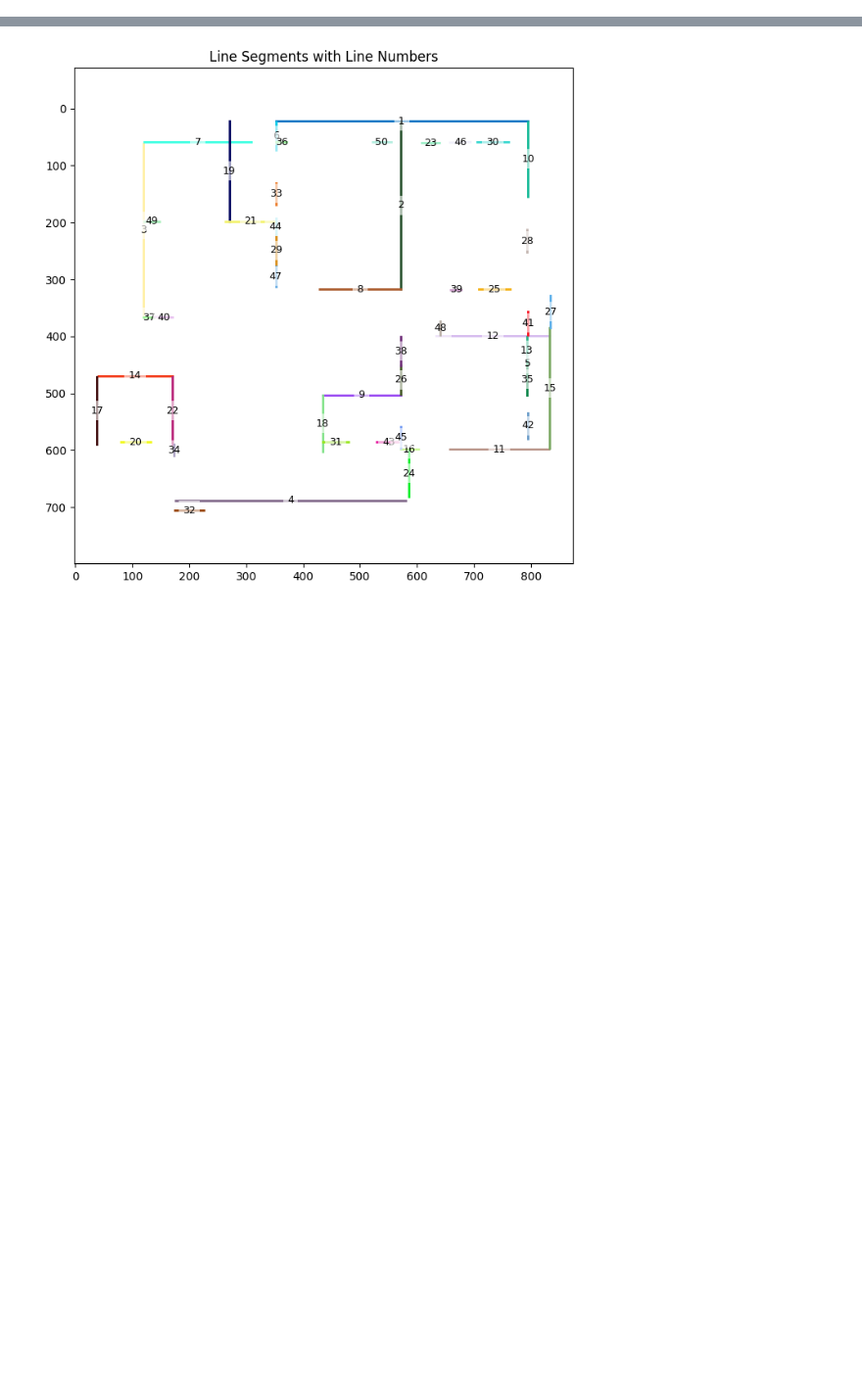
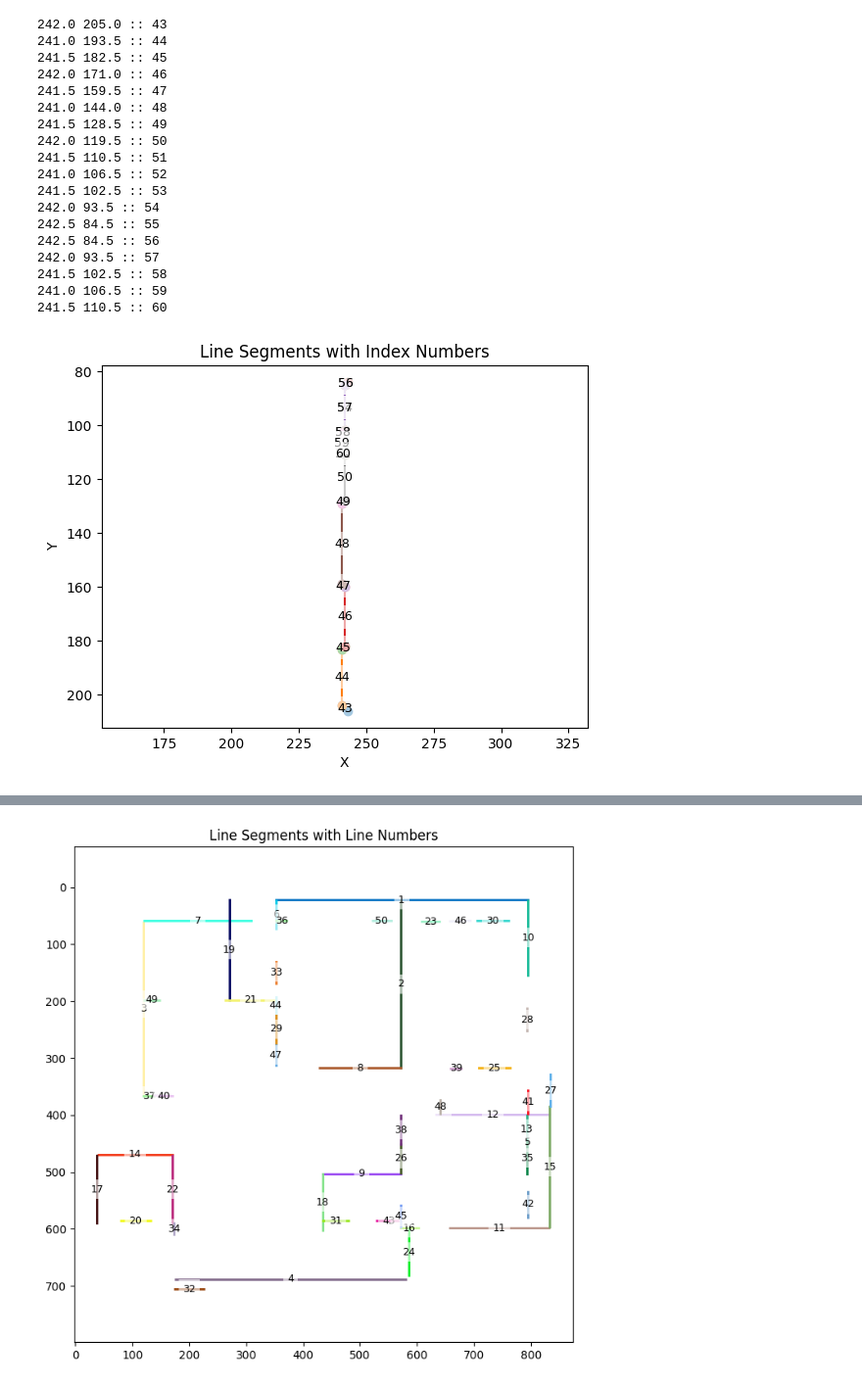
Before and after one commit to mayank-lr/opencv-test, a Jupyter notebook: note.ipynb, the cells around one changed output, grey strips where cells are left out. Shown at 98% size. Cells and saved outputs as stored; diff of their text form; code cells hidden in the pictures; blank space fills up the shorter version.

```diff
--- a/note.ipynb
+++ b/note.ipynb
@@ -0,0 +1,7 @@
+# %%
+import json
+import numpy as np
+with open("/home/logicrays/Desktop/botpress/files/shapy/contour_data.json") as f:
+    data = json.load(f)
+
+arr = np.array(data["array"], dtype=np.uint8)
@@ -0,0 +10,7 @@
+# %%
+import json
+import numpy as np
+with open("/home/logicrays/Desktop/botpress/files/shapy/contour_data.json") as f:
+    data = json.load(f)
+
+# arr = np.array(data["contours"], dtype=np.uint8)
@@ -0,0 +80,3 @@
+# %%
+for idx in range(5,10):
+    print(idx)
@@ -0,0 +89,58 @@
+# %%
+import numpy as np
+import matplotlib.pyplot as plt
+
+contour = np.array(data['contours'][7], dtype=np.int32)
+points = contour.reshape(-1, 2)
+
+plt.figure()
+
+for idx in range(42,60):#(len(points) - 1):
+    x1, y1 = points[idx]
+    x2, y2 = points[idx + 1]
+
+    # Draw segment (auto color)
+    plt.plot([x1, x2], [y1, y2], '-o')
+
+    # Midpoint of the line
+    mx = (x1 + x2) / 2
+    my = (y1 + y2) / 2
+
+    print(mx, my,'::',idx+1)
+    # Print line number
+    plt.text(
+        mx, my,
+        str(idx + 1),
+        color="black",
+        fontsize=9,
+        ha="center",
+        va="center",
+        bbox=dict(facecolor="white", alpha=0.6, edgecolor="none")
+    )
+
+plt.gca().invert_yaxis()
+plt.axis('equal')
+plt.title("Line Segments with Index Numbers")
+plt.xlabel("X")
+plt.ylabel("Y")
+plt.show()
+# %% [output]
+242.0 205.0 :: 43
+241.0 193.5 :: 44
+241.5 182.5 :: 45
+242.0 171.0 :: 46
+241.5 159.5 :: 47
+241.0 144.0 :: 48
+241.5 128.5 :: 49
+242.0 119.5 :: 50
+241.5 110.5 :: 51
+241.0 106.5 :: 52
+241.5 102.5 :: 53
+242.0 93.5 :: 54
+242.5 84.5 :: 55
+242.5 84.5 :: 56
+242.0 93.5 :: 57
+241.5 102.5 :: 58
+241.0 106.5 :: 59
+241.5 110.5 :: 60
+[figure, added]
```
Also changed, not shown: parts of 10 cells of this notebook, 27 other files.
